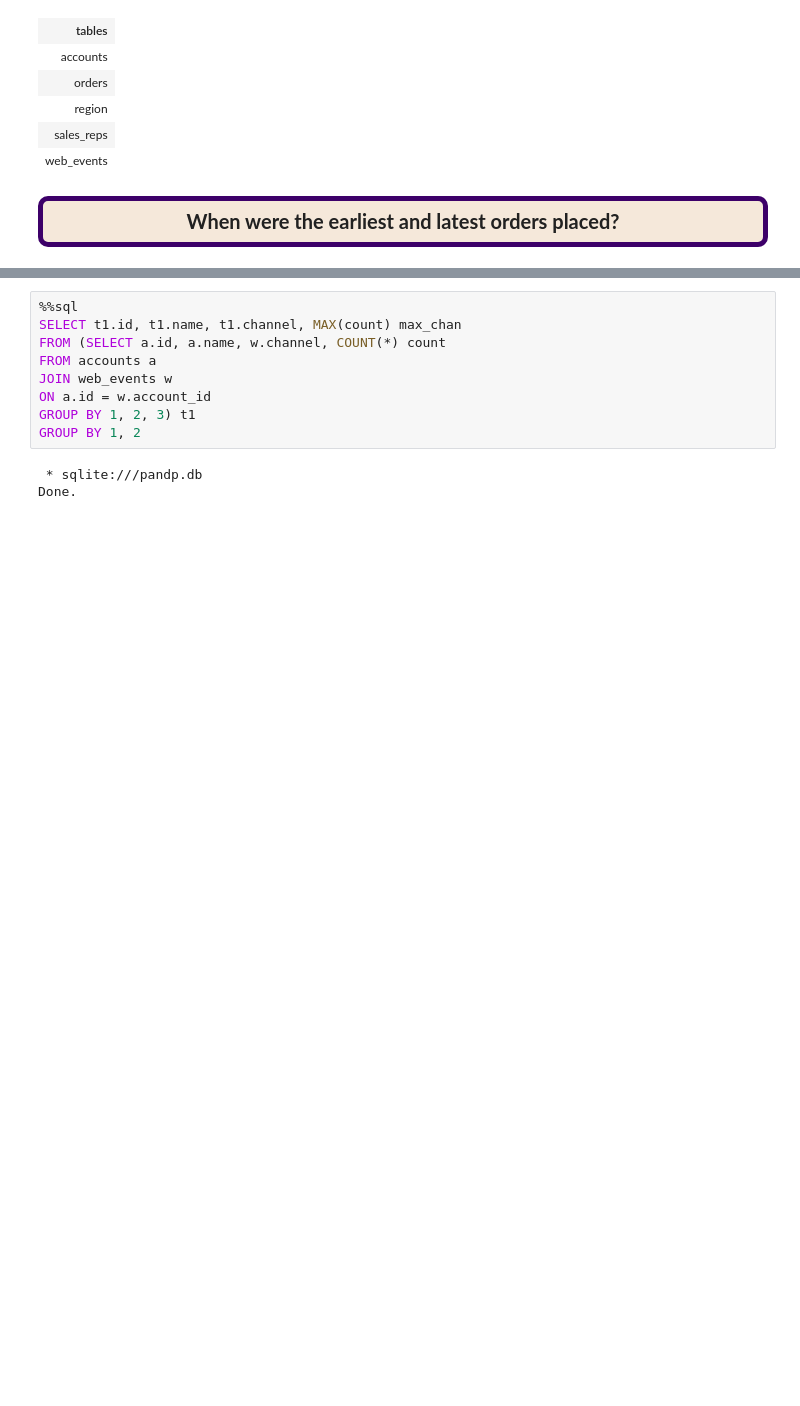
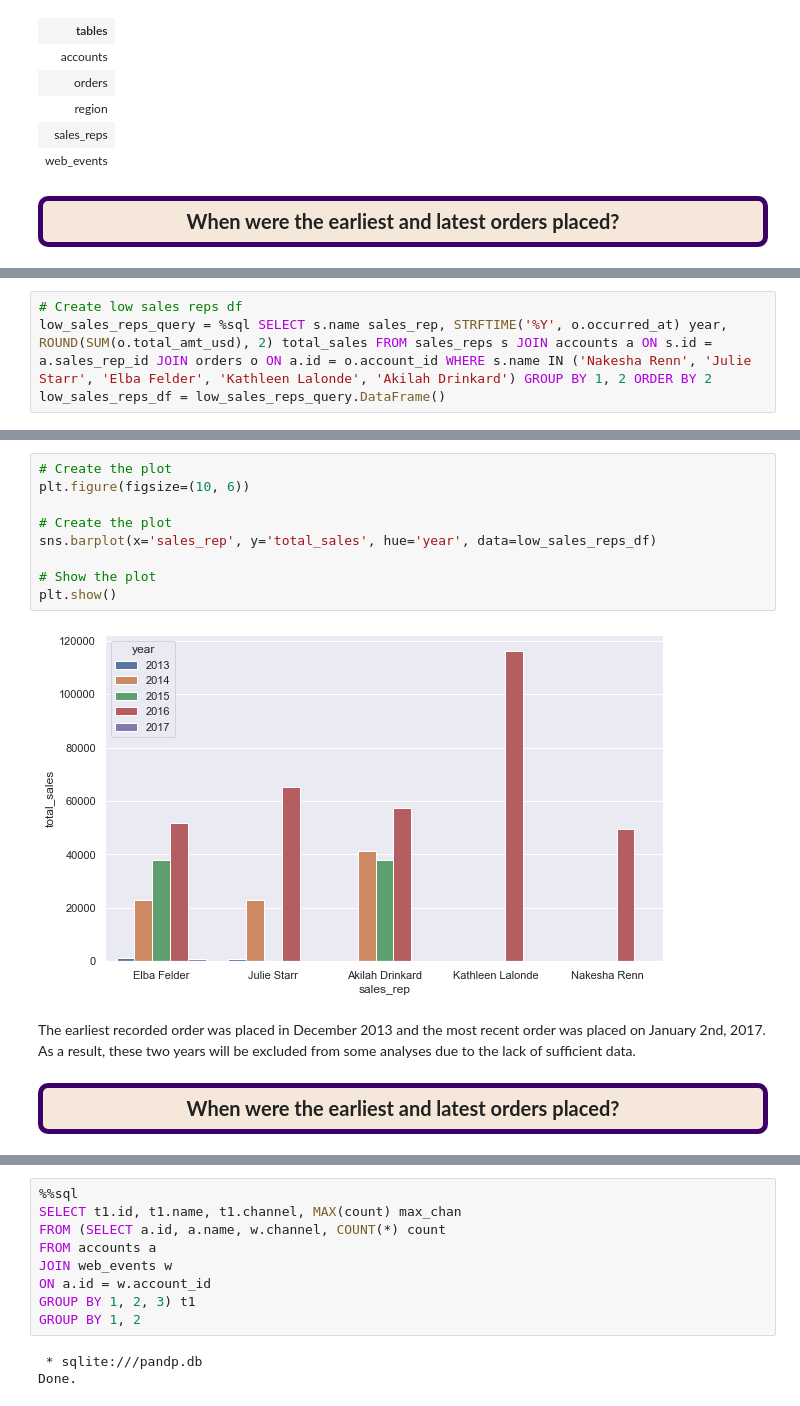
Before and after one commit to BuhariS/Interrogation-of-the-Parch-Posey-Database, a Jupyter notebook: Interrogation of the Parch & Posey Database.ipynb, the cells around one changed output, grey strips where cells are left out. Drawn from its saved outputs; the diff is of its cells as text; blank space fills up the shorter version.

Commit message:
feat: Queried and visulized lowest and highest sales reps

```diff
--- a/Interrogation of the Parch & Posey Database.ipynb
+++ b/Interrogation of the Parch & Posey Database.ipynb
@@ -404,0 +234,4 @@ The earliest recorded order was placed in December 2013 and the most recent orde
+# %%
+# Create low sales reps df
+low_sales_reps_query = %sql SELECT s.name sales_rep, STRFTIME('%Y', o.occurred_at) year, ROUND(SUM(o.total_amt_usd), 2) total_sales FROM sales_reps s JOIN accounts a ON s.id = a.sales_rep_id JOIN orders o ON a.id = o.account_id WHERE s.name IN ('Nakesha Renn', 'Julie Starr', 'Elba Felder', 'Kathleen Lalonde', 'Akilah Drinkard') GROUP BY 1, 2 ORDER BY 2
+low_sales_reps_df = low_sales_reps_query.DataFrame()
@@ -404,0 +258,18 @@ The earliest recorded order was placed in December 2013 and the most recent orde
+# %%
+# Create the plot
+plt.figure(figsize=(10, 6))
+
+# Create the plot
+sns.barplot(x='sales_rep', y='total_sales', hue='year', data=low_sales_reps_df)
+
+# Show the plot
+plt.show()
+# %% [output]
+[figure, added]
+# %% [markdown]
+The earliest recorded order was placed in December 2013 and the most recent order was placed on January 2nd, 2017. As a result, these two years will be excluded from some analyses due to the lack of sufficient data.
+# %% [markdown]
+<div style="border: 5px solid #3D0069;
+    border-radius: 10px; text-align: center; font-size: 20px; font-family: 'Merriweather'; padding: 10px; background-color: #F5E8DA">
+  <b>When were the earliest and latest orders placed?</b>
+</div>
```
Also changed, not shown: parts of 127 cells of this notebook.
